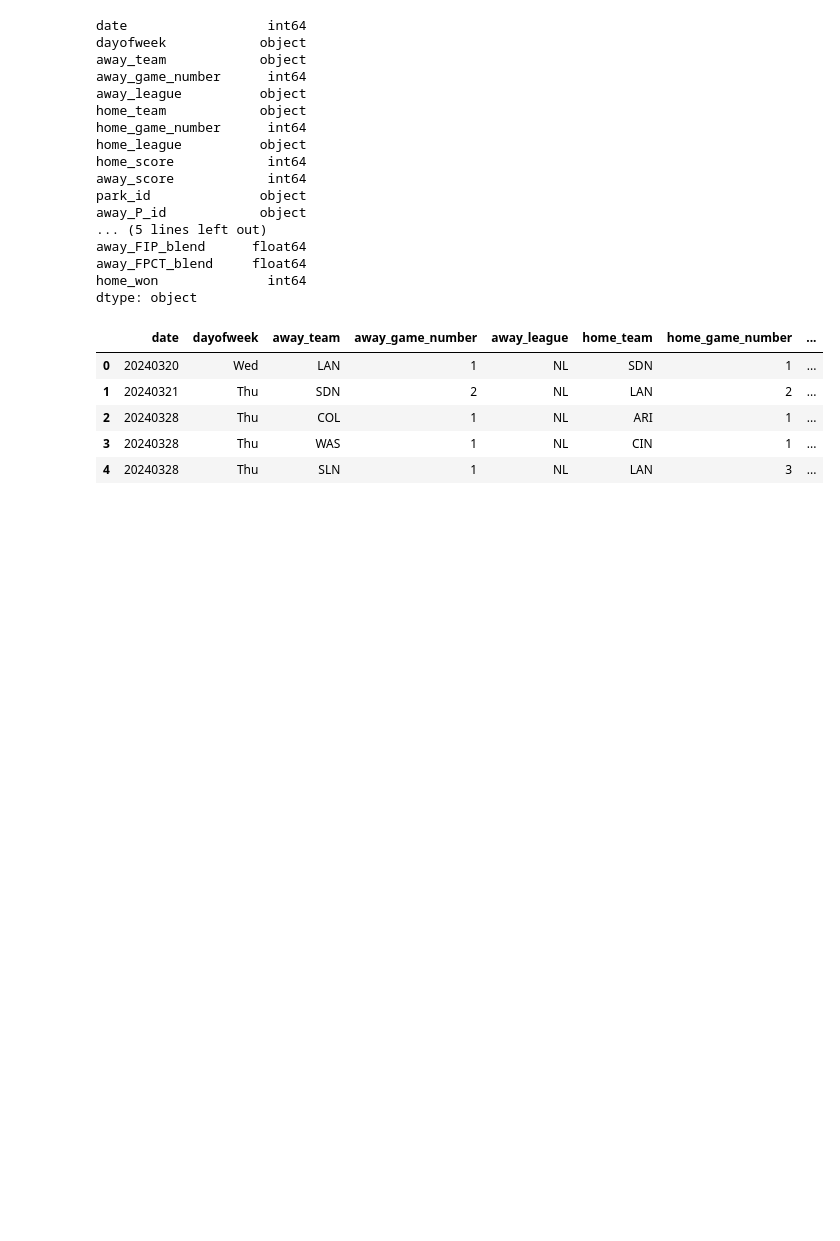
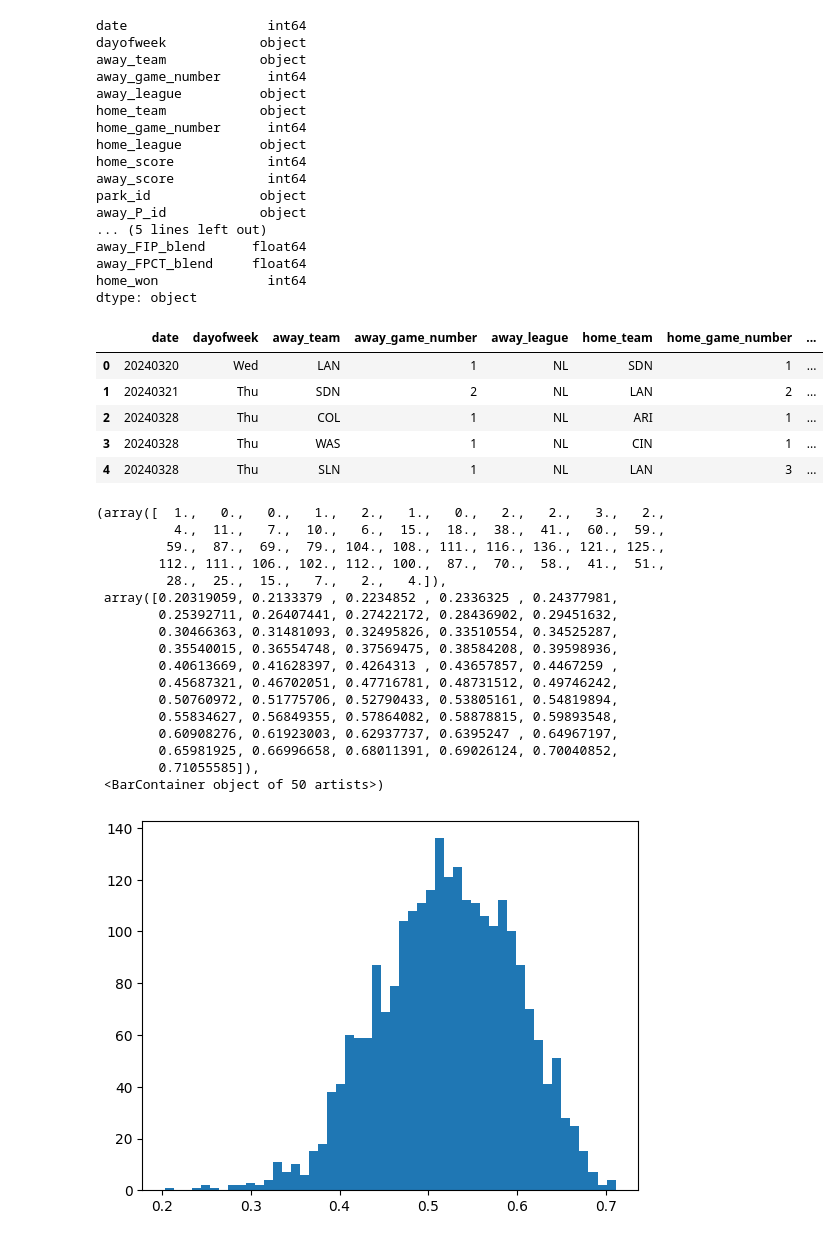
Before and after one commit to Dkaattae/saber-metrics-machine-learning, a Jupyter notebook: train/hyperopt.ipynb, the cells around one changed output. Saved outputs shown, nothing was run; the diff lists cells and outputs as text; code cells hidden in the pictures; blank space fills up the shorter version.

```diff
--- a/train/hyperopt.ipynb
+++ b/train/hyperopt.ipynb
@@ -311,3 +311,24 @@ df_val.head()
 | 2 | 20240328 | Thu | COL | 1 | NL | ARI | 1 | ... |
 | 3 | 20240328 | Thu | WAS | 1 | NL | CIN | 1 | ... |
 | 4 | 20240328 | Thu | SLN | 1 | NL | LAN | 3 | ... |
+# %%
+plt.hist(y_pred_proba, bins=50)
+# %% [output]
+(array([  1.,   0.,   0.,   1.,   2.,   1.,   0.,   2.,   2.,   3.,   2.,
+          4.,  11.,   7.,  10.,   6.,  15.,  18.,  38.,  41.,  60.,  59.,
+         59.,  87.,  69.,  79., 104., 108., 111., 116., 136., 121., 125.,
+        112., 111., 106., 102., 112., 100.,  87.,  70.,  58.,  41.,  51.,
+         28.,  25.,  15.,   7.,   2.,   4.]),
+ array([0.20319059, 0.2133379 , 0.2234852 , 0.2336325 , 0.24377981,
+        0.25392711, 0.26407441, 0.27422172, 0.28436902, 0.29451632,
+        0.30466363, 0.31481093, 0.32495826, 0.33510554, 0.34525287,
+        0.35540015, 0.36554748, 0.37569475, 0.38584208, 0.39598936,
+        0.40613669, 0.41628397, 0.4264313 , 0.43657857, 0.4467259 ,
+        0.45687321, 0.46702051, 0.47716781, 0.48731512, 0.49746242,
+        0.50760972, 0.51775706, 0.52790433, 0.53805161, 0.54819894,
+        0.55834627, 0.56849355, 0.57864082, 0.58878815, 0.59893548,
+        0.60908276, 0.61923003, 0.62937737, 0.6395247 , 0.64967197,
+        0.65981925, 0.66996658, 0.68011391, 0.69026124, 0.70040852,
+        0.71055585]),
+ <BarContainer object of 50 artists>)
+[figure, added]
```
Also changed, not shown: 5 other files.
